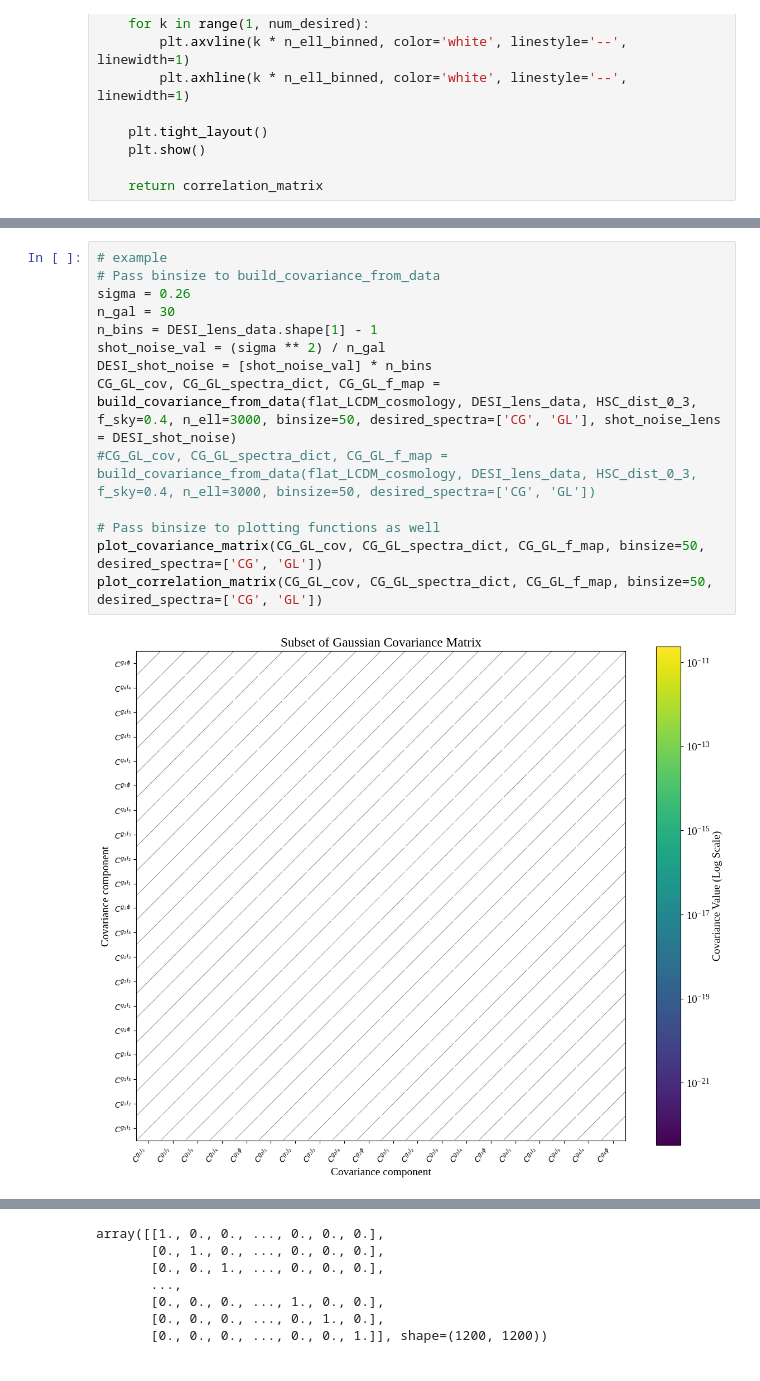
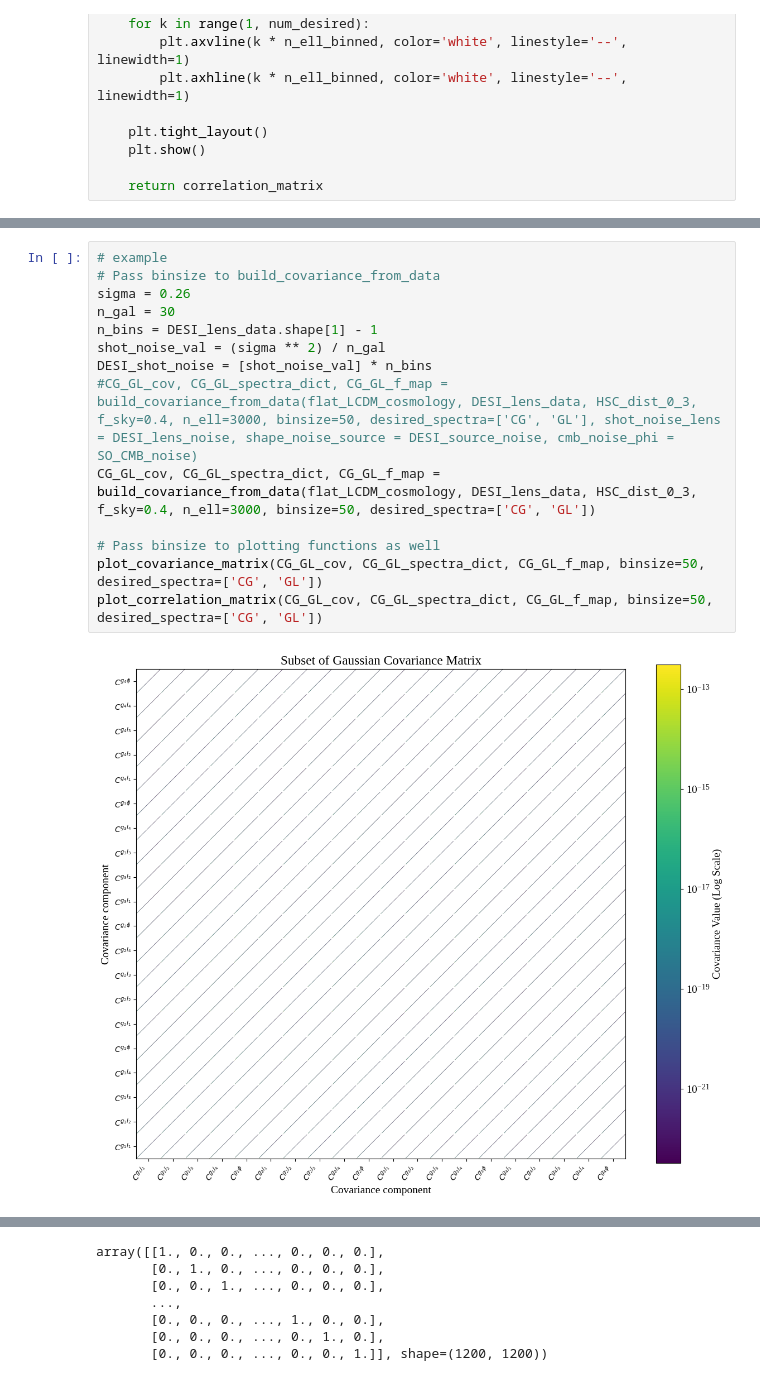
Before and after one commit to lia-lubit/DESIxSO, a Jupyter notebook: CMB_LSS_Project_—_Fiducial_Cosmology_Building.ipynb, the cells around one changed output, grey strips where cells are left out. Saved outputs shown, nothing was run; the diff lists cells and outputs as text.

Commit message:
starting on the noise

```diff
--- a/CMB_LSS_Project_—_Fiducial_Cosmology_Building.ipynb
+++ b/CMB_LSS_Project_—_Fiducial_Cosmology_Building.ipynb
@@ -1019,16 +1038,16 @@ def plot_correlation_matrix(
 # %%
 # example
 # Pass binsize to build_covariance_from_data
 sigma = 0.26
 n_gal = 30
 n_bins = DESI_lens_data.shape[1] - 1
 shot_noise_val = (sigma ** 2) / n_gal
 DESI_shot_noise = [shot_noise_val] * n_bins
-CG_GL_cov, CG_GL_spectra_dict, CG_GL_f_map = build_covariance_from_data(flat_LCDM_cosmology, DESI_lens_data, HSC_dist_0_3, f_sky=0.4, n_ell=3000, binsize=50, desired_spectra=['CG', 'GL'], shot_noise_lens = DESI_shot_noise)
-#CG_GL_cov, CG_GL_spectra_dict, CG_GL_f_map = build_covariance_from_data(flat_LCDM_cosmology, DESI_lens_data, HSC_dist_0_3, f_sky=0.4, n_ell=3000, binsize=50, desired_spectra=['CG', 'GL'])
+#CG_GL_cov, CG_GL_spectra_dict, CG_GL_f_map = build_covariance_from_data(flat_LCDM_cosmology, DESI_lens_data, HSC_dist_0_3, f_sky=0.4, n_ell=3000, binsize=50, desired_spectra=['CG', 'GL'], shot_noise_lens = DESI_lens_noise, shape_noise_source = DESI_source_noise, cmb_noise_phi = SO_CMB_noise)
+CG_GL_cov, CG_GL_spectra_dict, CG_GL_f_map = build_covariance_from_data(flat_LCDM_cosmology, DESI_lens_data, HSC_dist_0_3, f_sky=0.4, n_ell=3000, binsize=50, desired_spectra=['CG', 'GL'])
 
 # Pass binsize to plotting functions as well
 plot_covariance_matrix(CG_GL_cov, CG_GL_spectra_dict, CG_GL_f_map, binsize=50, desired_spectra=['CG', 'GL'])
 plot_correlation_matrix(CG_GL_cov, CG_GL_spectra_dict, CG_GL_f_map, binsize=50, desired_spectra=['CG', 'GL'])
 # %% [output]
-[figure, old version]
+[figure, new version]
```
Also changed, not shown: parts of 2 cells of this notebook.
